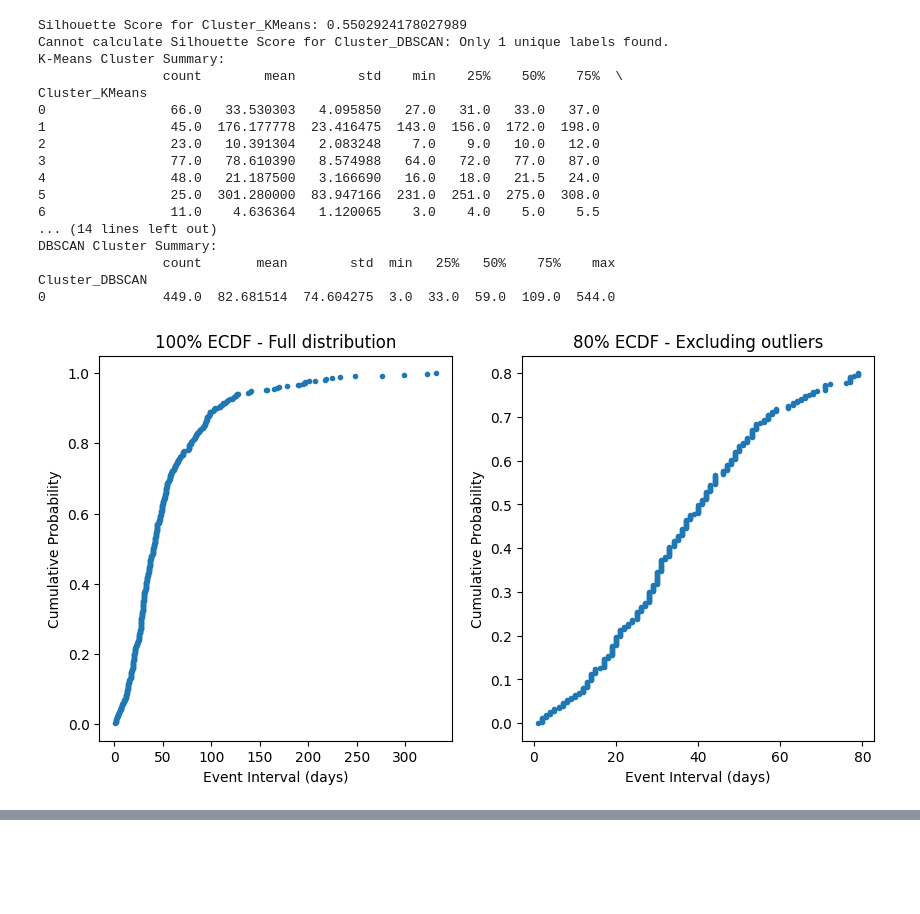
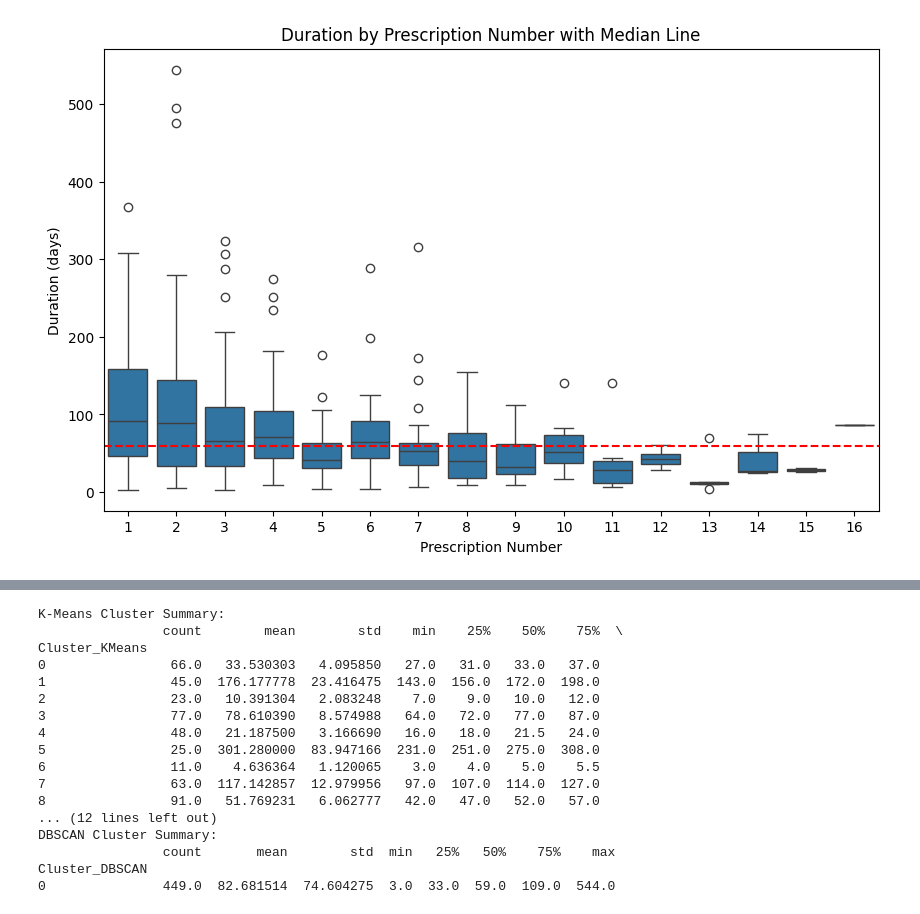
Before and after one commit to moniecat/SEE_PY, a Jupyter notebook: SEE_PY.ipynb, the cells around one changed output, grey strips where cells are left out. Drawn from its saved outputs; the diff is of its cells as text; code cells hidden in the pictures; blank space fills up the shorter version.

```diff
--- a/SEE_PY.ipynb
+++ b/SEE_PY.ipynb
@@ -56,16 +56,37 @@ def plot_density(data):
     plt.ylabel("Density")
     plt.show()
 
+def plot_boxplots(data):
+    """Generate boxplots for event intervals by prescription number."""
+    plt.figure(figsize=(10, 6))
+    sns.boxplot(x=data.groupby("pnr").cumcount() + 1, y=data["event_interval"])
+    plt.axhline(y=data["event_interval"].median(), color='red', linestyle='dashed')
+    plt.title("Duration by Prescription Number with Median Line")
+    plt.xlabel("Prescription Number")
+    plt.ylabel("Duration (days)")
+    plt.show()
+
 def perform_kmeans_clustering(data):
     """Apply K-Means clustering and return cluster assignments."""
     log_intervals = np.log(data["event_interval"]).values.reshape(-1, 1)
     best_clusters, best_score = 2, -1
-    for k in range(2, 10):
+    silhouette_scores = []
+    cluster_range = range(2, 11)
+
+    for k in cluster_range:
         km = KMeans(n_clusters=k, random_state=1234)
         labels = km.fit_predict(log_intervals)
         score = silhouette_score(log_intervals, labels)
+        silhouette_scores.append(score)
         if score > best_score:
             best_clusters, best_score = k, score
+
+    plt.figure()
+    plt.plot(cluster_range, silhouette_scores, marker='o', linestyle='-')
+    plt.xlabel("Number of clusters")
+    plt.ylabel("Silhouette Score")
+    plt.title("Silhouette Analysis")
+    plt.show()
 
     km = KMeans(n_clusters=best_clusters, random_state=1234)
     data.loc[:, "Cluster_KMeans"] = km.fit_predict(log_intervals)
@@ -77,70 +98,37 @@ def perform_dbscan_clustering(data):
     db = DBSCAN(eps=0.5, min_samples=5).fit(log_intervals)
     data.loc[:, "Cluster_DBSCAN"] = db.labels_
     return data
-
-def plot_silhouette_analysis(data, cluster_col):
-    """Generate silhouette analysis plot."""
-    log_intervals = np.log(data["event_interval"]).values.reshape(-1, 1)
-    labels = data[cluster_col].values
-
-    # Ensure at least two unique clusters for silhouette score
-    unique_labels = np.unique(labels)
-    if len(unique_labels) < 2:
-        print(f"Cannot calculate Silhouette Score for {cluster_col}: Only {len(unique_labels)} unique labels found.")
-        return
-
-    score = silhouette_score(log_intervals, labels)
-    print(f"Silhouette Score for {cluster_col}: {score}")
 
 def cluster_summary(data, cluster_col):
     """Generate cluster summary statistics."""
     return data.groupby(cluster_col)["event_interval"].describe()
 
 def analyze_medication(arg1):
     """Complete pipeline for Sessa Empirical Estimator using K-Means and DBSCAN."""
     data = med_events[med_events["ATC"] == arg1].copy()
     data = compute_event_intervals(data)
     if data.empty:
         print("No valid intervals found.")
         return None
 
     plot_ecdf(data)
     plot_density(data)
+    plot_boxplots(data)
 
     data = perform_kmeans_clustering(data)
     data = perform_dbscan_clustering(data)
-
-    plot_silhouette_analysis(data, "Cluster_KMeans")
-    plot_silhouette_analysis(data, "Cluster_DBSCAN")
 
     print("K-Means Cluster Summary:")
     print(cluster_summary(data, "Cluster_KMeans"))
     print("DBSCAN Cluster Summary:")
     print(cluster_summary(data, "Cluster_DBSCAN"))
 
     return data
 
 # Example Calls
 medA = analyze_medication("medA")
 medB = analyze_medication("medB")
 # %% [output]
 [figure]
 [figure]
-Silhouette Score for Cluster_KMeans: 0.5502924178027989
-Cannot calculate Silhouette Score for Cluster_DBSCAN: Only 1 unique labels found.
-K-Means Cluster Summary:
-                count        mean        std    min    25%    50%    75%  \
-Cluster_KMeans
-0                66.0   33.530303   4.095850   27.0   31.0   33.0   37.0
-1                45.0  176.177778  23.416475  143.0  156.0  172.0  198.0
-2                23.0   10.391304   2.083248    7.0    9.0   10.0   12.0
-3                77.0   78.610390   8.574988   64.0   72.0   77.0   87.0
-4                48.0   21.187500   3.166690   16.0   18.0   21.5   24.0
-5                25.0  301.280000  83.947166  231.0  251.0  275.0  308.0
-6                11.0    4.636364   1.120065    3.0    4.0    5.0    5.5
-... (14 lines left out)
-DBSCAN Cluster Summary:
-                count       mean        std  min   25%   50%    75%    max
-Cluster_DBSCAN
-0               449.0  82.681514  74.604275  3.0  33.0  59.0  109.0  544.0
-[figure, old version]
+[figure, new version]
@@ -147,0 +136,17 @@ Cluster_DBSCAN
+K-Means Cluster Summary:
+                count        mean        std    min    25%    50%    75%  \
+Cluster_KMeans
+0                66.0   33.530303   4.095850   27.0   31.0   33.0   37.0
+1                45.0  176.177778  23.416475  143.0  156.0  172.0  198.0
+2                23.0   10.391304   2.083248    7.0    9.0   10.0   12.0
+3                77.0   78.610390   8.574988   64.0   72.0   77.0   87.0
+4                48.0   21.187500   3.166690   16.0   18.0   21.5   24.0
+5                25.0  301.280000  83.947166  231.0  251.0  275.0  308.0
+6                11.0    4.636364   1.120065    3.0    4.0    5.0    5.5
+7                63.0  117.142857  12.979956   97.0  107.0  114.0  127.0
+8                91.0   51.769231   6.062777   42.0   47.0   52.0   57.0
+... (12 lines left out)
+DBSCAN Cluster Summary:
+                count       mean        std  min   25%   50%    75%    max
+Cluster_DBSCAN
+0               449.0  82.681514  74.604275  3.0  33.0  59.0  109.0  544.0
```
Also changed, not shown: parts of 1 cell of this notebook.
